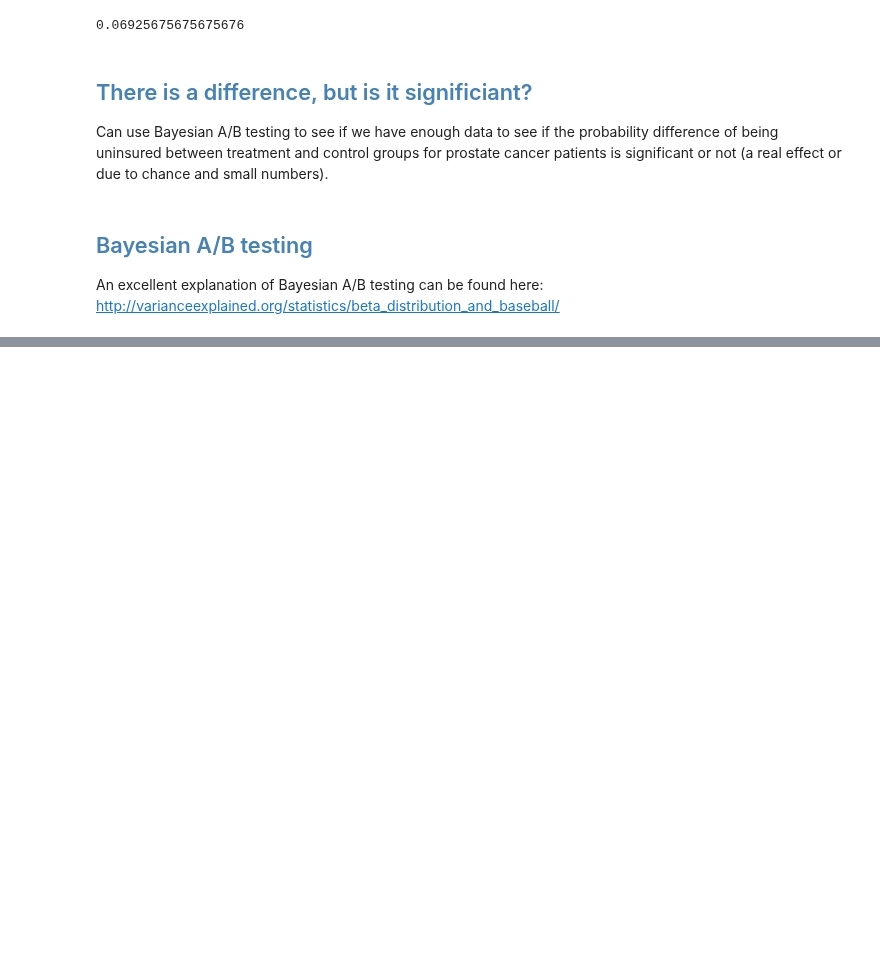
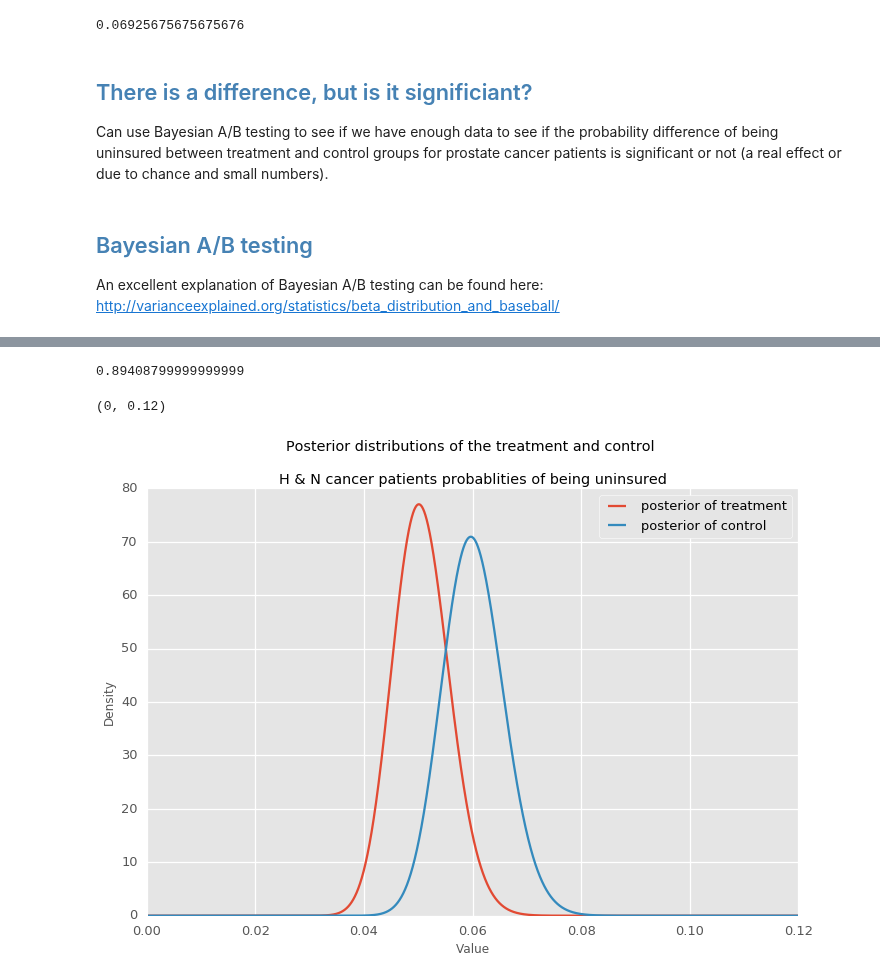
Before and after one commit to doolingdavid/SEERMATCH2, a Jupyter notebook: all_other_example.ipynb, the cells around one changed output, grey strips where cells are left out. Drawn from its saved outputs; the diff is of its cells as text; code cells hidden in the pictures; blank space fills up the shorter version.

```diff
--- a/all_other_example.ipynb
+++ b/all_other_example.ipynb
@@ -1040,0 +1080,36 @@ IFrame("http://varianceexplained.org/statistics/beta_distribution_and_baseball/"
+# %%
+TREATMENT_UNINSURED = treatmentuninsured
+CONTROL_UNINSURED = controluninsured
+TREATMENT_TOTAL = treatmenttotal
+CONTROL_TOTAL = controltotal
+
+from scipy.stats import beta
+#alpha_prior = 1
+#beta_prior = 1
+alpha_prior = 1 + treatmentuninsured + controluninsured
+beta_prior = 1 + + treatmenttotal + controltotal -  treatmentuninsured - controluninsured
+posterior_treatment = beta(alpha_prior + TREATMENT_UNINSURED, beta_prior + TREATMENT_TOTAL - TREATMENT_UNINSURED)
+
+posterior_control = beta(alpha_prior + CONTROL_UNINSURED, beta_prior + CONTROL_TOTAL - CONTROL_UNINSURED)
+
+
+samples = 2000000
+
+samples_posterior_treatment = posterior_treatment.rvs(samples)
+
+samples_posterior_control = posterior_control.rvs(samples)
+
+(samples_posterior_control > samples_posterior_treatment).mean()
+# %% [output]
+0.89408799999999999
+# %%
+x = np.linspace(0,1, 50000)
+plt.plot(x, posterior_treatment.pdf(x), label='posterior of treatment')
+plt.plot(x, posterior_control.pdf(x), label='posterior of control');
+plt.xlabel('Value'); plt.ylabel('Density')
+plt.title("""Posterior distributions of the treatment and control \n
+H & N cancer patients probablities of being uninsured""")
+plt.legend(); plt.xlim(0,.12)
+# %% [output]
+(0, 0.12)
+[figure, added]
```
Also changed, not shown: parts of 10 cells of this notebook.
